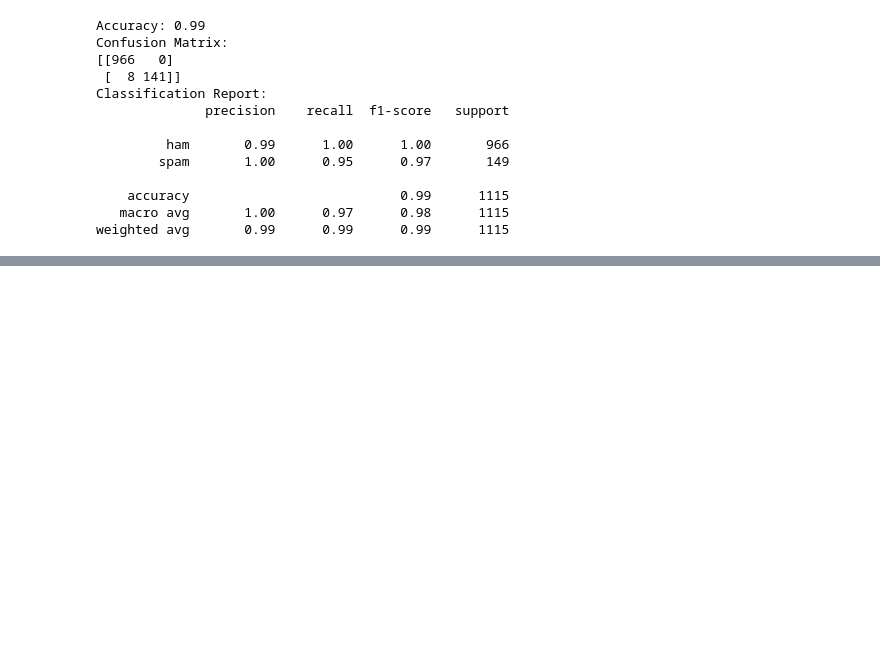
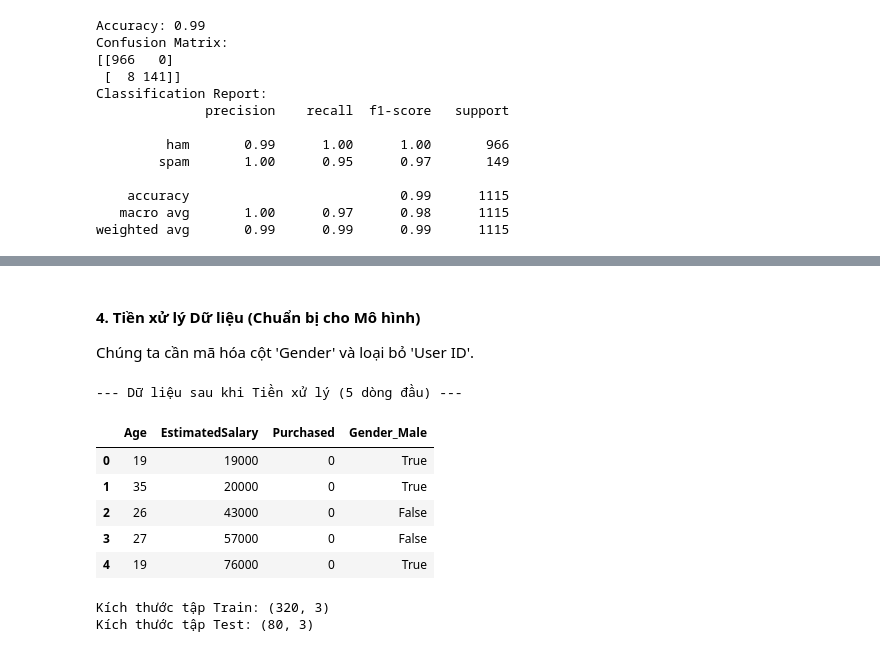
Before and after one commit to TranKhaiAn/sgu_2025_dataAnalysis, a Jupyter notebook: DA06_dl31-10/ThuatToanPhanLop.ipynb, the cells around one changed output, grey strips where cells are left out. Cells and saved outputs as stored; diff of their text form; code cells hidden in the pictures; blank space fills up the shorter version.

```diff
--- a/DA06_dl31-10/ThuatToanPhanLop.ipynb
+++ b/DA06_dl31-10/ThuatToanPhanLop.ipynb
@@ -2635,0 +2773,36 @@ weighted avg       0.99      0.99      0.99      1115
+# %% [markdown]
+#### 4. Tiền xử lý Dữ liệu (Chuẩn bị cho Mô hình)
+Chúng ta cần mã hóa cột 'Gender' và loại bỏ 'User ID'.
+# %%
+# 1. Mã hóa cột 'Gender'
+# Chúng ta dùng get_dummies, drop_first=True để biến 'Female' thành 0 và 'Male' thành 1
+df_processed = pd.get_dummies(df, columns=['Gender'], drop_first=True)
+
+# 2. Loại bỏ cột 'User ID'
+df_processed = df_processed.drop('User ID', axis=1)
+
+print("\n--- Dữ liệu sau khi Tiền xử lý (5 dòng đầu) ---")
+display(df_processed.head())
+
+# 3. Tách X (features) và y (target)
+features_list = ['Age', 'EstimatedSalary', 'Gender_Male']
+target = 'Purchased'
+
+X = df_processed[features_list]
+y = df_processed[target]
+
+# 4. Chia dữ liệu (Train/Test Split)
+X_train, X_test, y_train, y_test = train_test_split(X, y, test_size=0.2, random_state=42)
+
+print(f"\nKích thước tập Train: {X_train.shape}")
+print(f"Kích thước tập Test: {X_test.shape}")
+# %% [output]
+--- Dữ liệu sau khi Tiền xử lý (5 dòng đầu) ---
+|  | Age | EstimatedSalary | Purchased | Gender_Male |
+| 0 | 19 | 19000 | 0 | True |
+| 1 | 35 | 20000 | 0 | True |
+| 2 | 26 | 43000 | 0 | False |
+| 3 | 27 | 57000 | 0 | False |
+| 4 | 19 | 76000 | 0 | True |
+Kích thước tập Train: (320, 3)
+Kích thước tập Test: (80, 3)
```
Also changed, not shown: parts of 18 cells of this notebook.
